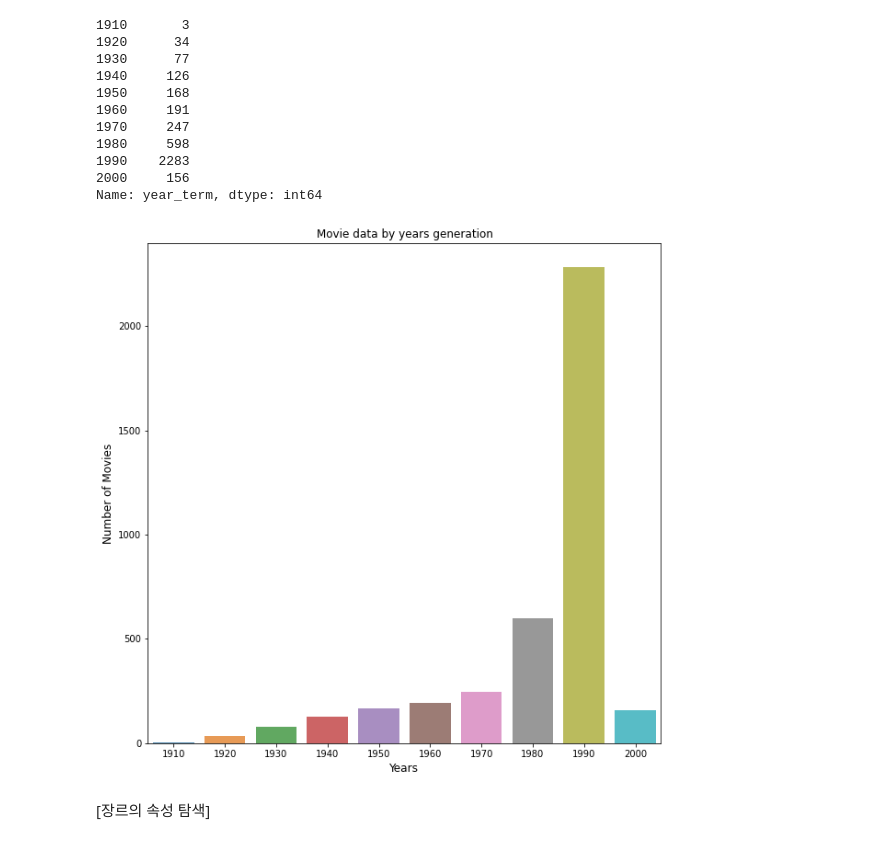
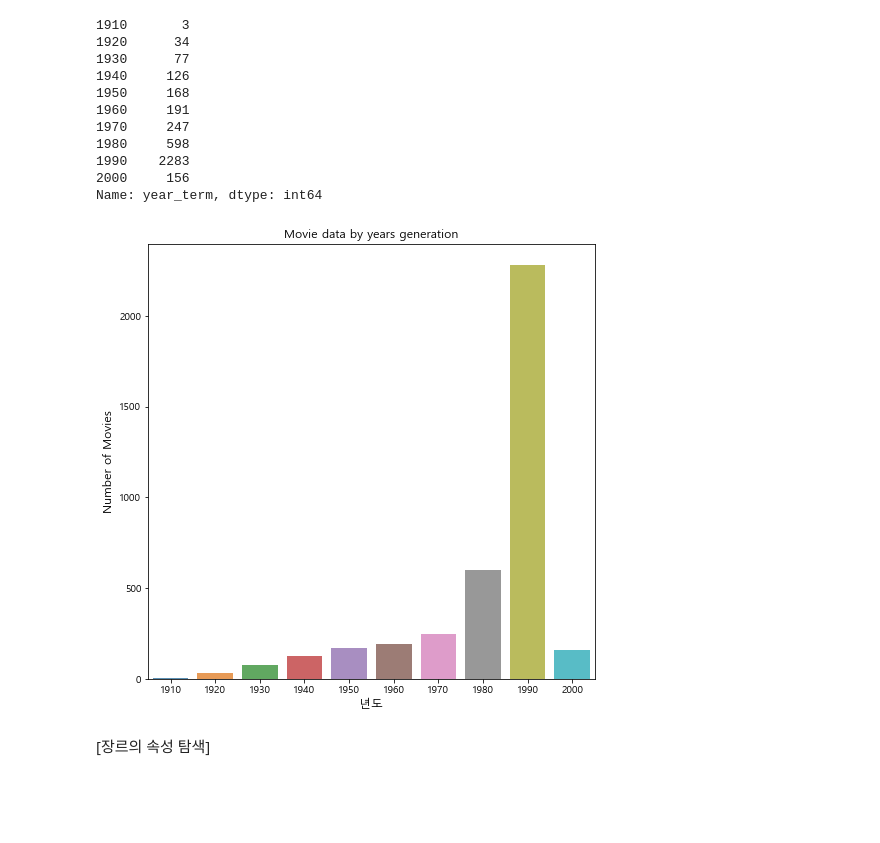
Before and after one commit to onulee/https---github.com-onulee-kdigital1, a Jupyter notebook: 11.deep/d0726/03.영화추천평점예측.ipynb, the cells around one changed output. Saved outputs shown, nothing was run; the diff lists cells and outputs as text; code cells hidden in the pictures; blank space fills up the shorter version.

```diff
--- a/11.deep/d0726/03.영화추천평점예측.ipynb
+++ b/11.deep/d0726/03.영화추천평점예측.ipynb
@@ -1,11 +1,15 @@
 # %%
 import time
-import operator
-
 import pandas as pd
 import numpy as np
 import matplotlib.pyplot as plt
+# matplotlib함수에서 파생함수, 그래프출력함수
 import seaborn as sns
+import matplotlib
+# 한글설정
+matplotlib.rcParams['font.family'] = 'Malgun Gothic'
+# matplotlib.rcParams['font.family'] = 'Apple Gothic' # apple사용시
+matplotlib.rcParams['axes.unicode_minus']=False
 
 import warnings
 warnings.filterwarnings("ignore")
@@ -130,13 +151,13 @@ Name: year_term, dtype: int64
 # %%
 # 연대별 그래프 출력 - seaborn은 matplotlib보다 간결함,시각적으로 더 좋음
 # seaborn as sns은 matplotlib함께 import 해야 함.
 sns.barplot(moview_year_term.index, moview_year_term.values, alpha=0.8)
 plt.title('Movie data by years generation')
 plt.ylabel('Number of Movies', fontsize=12)
-plt.xlabel('Years', fontsize=12)
+plt.xlabel('년도', fontsize=12)
 plt.show()
 # %% [output]
-[figure, old version]
+[figure, new version]
 # %% [markdown]
 [장르의 속성 탐색]
 # %%
```
Also changed, not shown: parts of 35 cells of this notebook.
